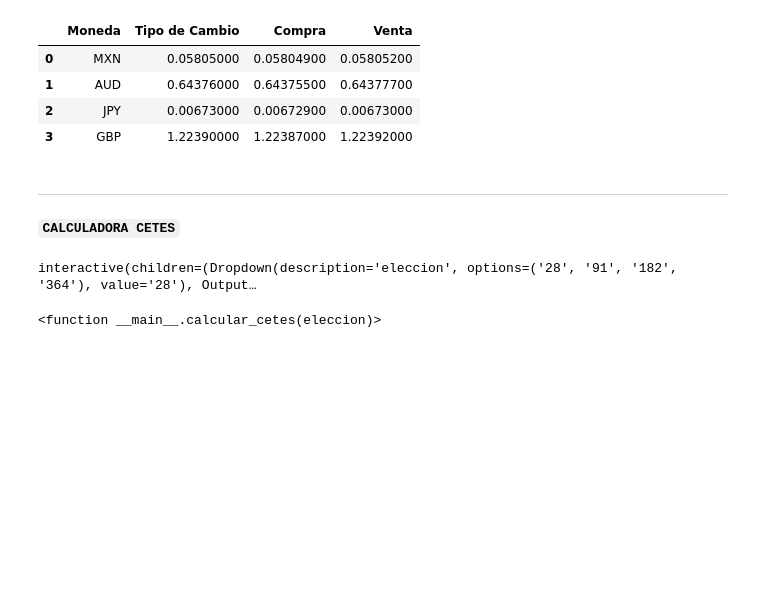
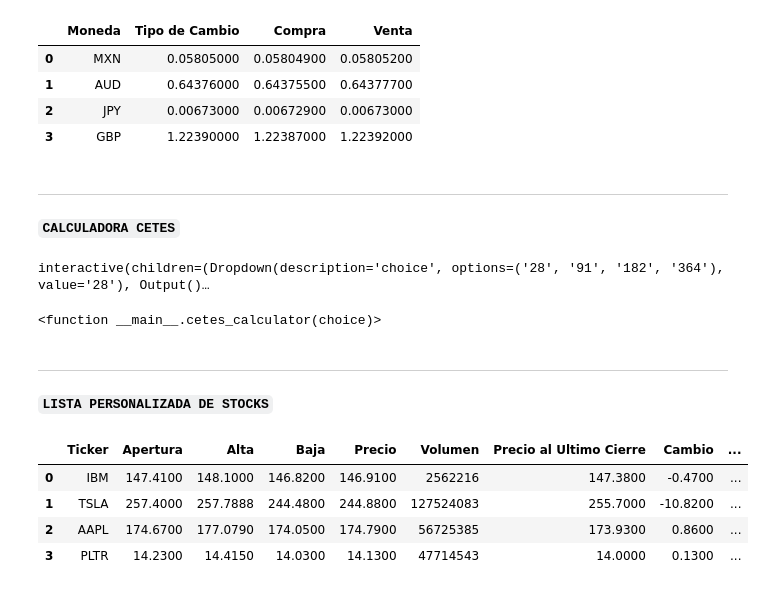
Before and after one commit to PauloVilla/Coyuntura-economica-financiera, a Jupyter notebook: Visualizaciones_Dashboard.ipynb, the cells around one changed output. Drawn from its saved outputs; the diff is of its cells as text; code cells hidden in the pictures; blank space fills up the shorter version.

Commit message:
Agregar lista personalizada de stocks

```diff
--- a/Visualizaciones_Dashboard.ipynb
+++ b/Visualizaciones_Dashboard.ipynb
@@ -153,11 +153,58 @@ ___
 from cetes import Cetes
 from ipywidgets import interact
 
-def calcular_cetes(eleccion):
-    calculadora_cetes = Cetes(eleccion)
-    return calculadora_cetes.get_data()
+def cetes_calculator(choice):
+    cetes = Cetes(choice)
+    return cetes.get_data()
 
-interact(calcular_cetes, eleccion=['28', '91', '182', '364'])
+interact(cetes_calculator, choice=['28', '91', '182', '364'])
 # %% [output]
-interactive(children=(Dropdown(description='eleccion', options=('28', '91', '182', '364'), value='28'), Output…
+interactive(children=(Dropdown(description='choice', options=('28', '91', '182', '364'), value='28'), Output()…
-<function __main__.calcular_cetes(eleccion)>
+<function __main__.cetes_calculator(choice)>
+# %% [markdown]
+___
+**`LISTA PERSONALIZADA DE STOCKS`**
+# %%
+personalized_ticker_list = 'IBM', 'TSLA', 'AAPL', 'PLTR'
+
+open = {}
+high = {}
+low = {}
+price = {}
+volume = {}
+previous_close = {}
+change = {}
+change_percent = {}
+
+for t in personalized_ticker_list:
+    url = f'https://www.alphavantage.co/query?function=GLOBAL_QUOTE&symbol={t}&apikey={a_v_token}'
+    r = requests.get(url)
+    data = r.json()
+    data = data['Global Quote']
+    open[t] = data['02. open']
+    high[t] = data['03. high']
+    low[t] = data['04. low']
+    price[t] = data['05. price']
+    volume[t] = data['06. volume']
+    previous_close[t] = data['08. previous close']
+    change[t] = data['09. change']
+    change_percent[t] = data['10. change percent']
+
+df = pd.DataFrame({
+            'Ticker': personalized_ticker_list,
+            'Apertura': open.values(),
+            'Alta': high.values(),
+            'Baja': low.values(),
+            'Precio': price.values(),
+            'Volumen': volume.values(),
+            'Precio al Ultimo Cierre': previous_close.values(),
+            'Cambio': change.values(),
+            'Porcentaje de Cambio': change_percent.values()
+    })
+df
+# %% [output]
+|  | Ticker | Apertura | Alta | Baja | Precio | Volumen | Precio al Ultimo Cierre | Cambio | ... |
+| 0 | IBM | 147.4100 | 148.1000 | 146.8200 | 146.9100 | 2562216 | 147.3800 | -0.4700 | ... |
+| 1 | TSLA | 257.4000 | 257.7888 | 244.4800 | 244.8800 | 127524083 | 255.7000 | -10.8200 | ... |
+| 2 | AAPL | 174.6700 | 177.0790 | 174.0500 | 174.7900 | 56725385 | 173.9300 | 0.8600 | ... |
+| 3 | PLTR | 14.2300 | 14.4150 | 14.0300 | 14.1300 | 47714543 | 14.0000 | 0.1300 | ... |
```
